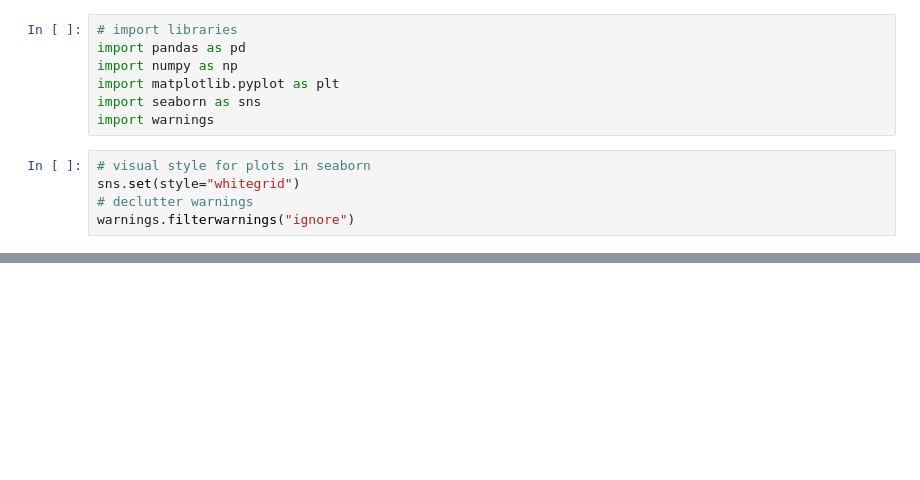
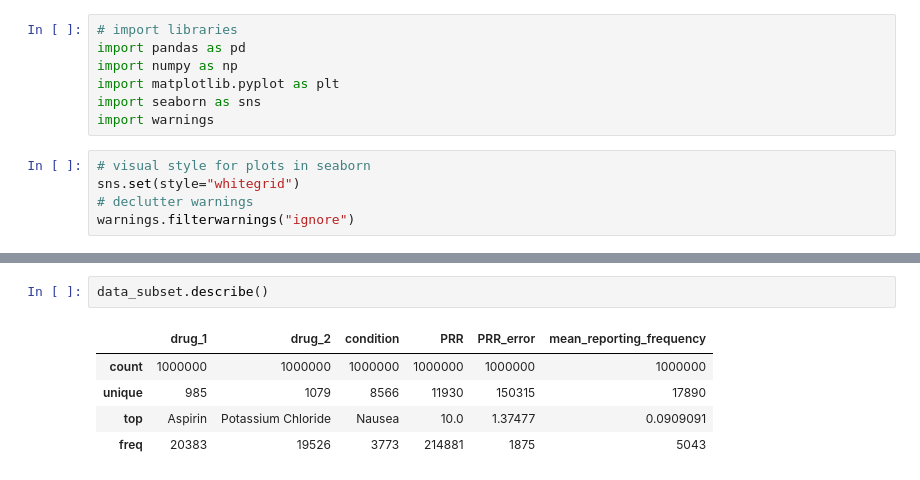
Before and after one commit to Shay-R77/drug-interaction-predictor, a Jupyter notebook: notebooks/01_data_exploration.ipynb, the cells around one changed output, grey strips where cells are left out. Cells and saved outputs as stored; diff of their text form; blank space fills up the shorter version.

```diff
--- a/notebooks/01_data_exploration.ipynb
+++ b/notebooks/01_data_exploration.ipynb
@@ -47,0 +67,8 @@ TypeError: '>=' not supported between instances of 'str' and 'float'
+# %%
+data_subset.describe()
+# %% [output]
+|  | drug_1 | drug_2 | condition | PRR | PRR_error | mean_reporting_frequency |
+| count | 1000000 | 1000000 | 1000000 | 1000000 | 1000000 | 1000000 |
+| unique | 985 | 1079 | 8566 | 11930 | 150315 | 17890 |
+| top | Aspirin | Potassium Chloride | Nausea | 10.0 | 1.37477 | 0.0909091 |
+| freq | 20383 | 19526 | 3773 | 214881 | 1875 | 5043 |
```
Also changed, not shown: parts of 7 cells of this notebook, 3 other files.
